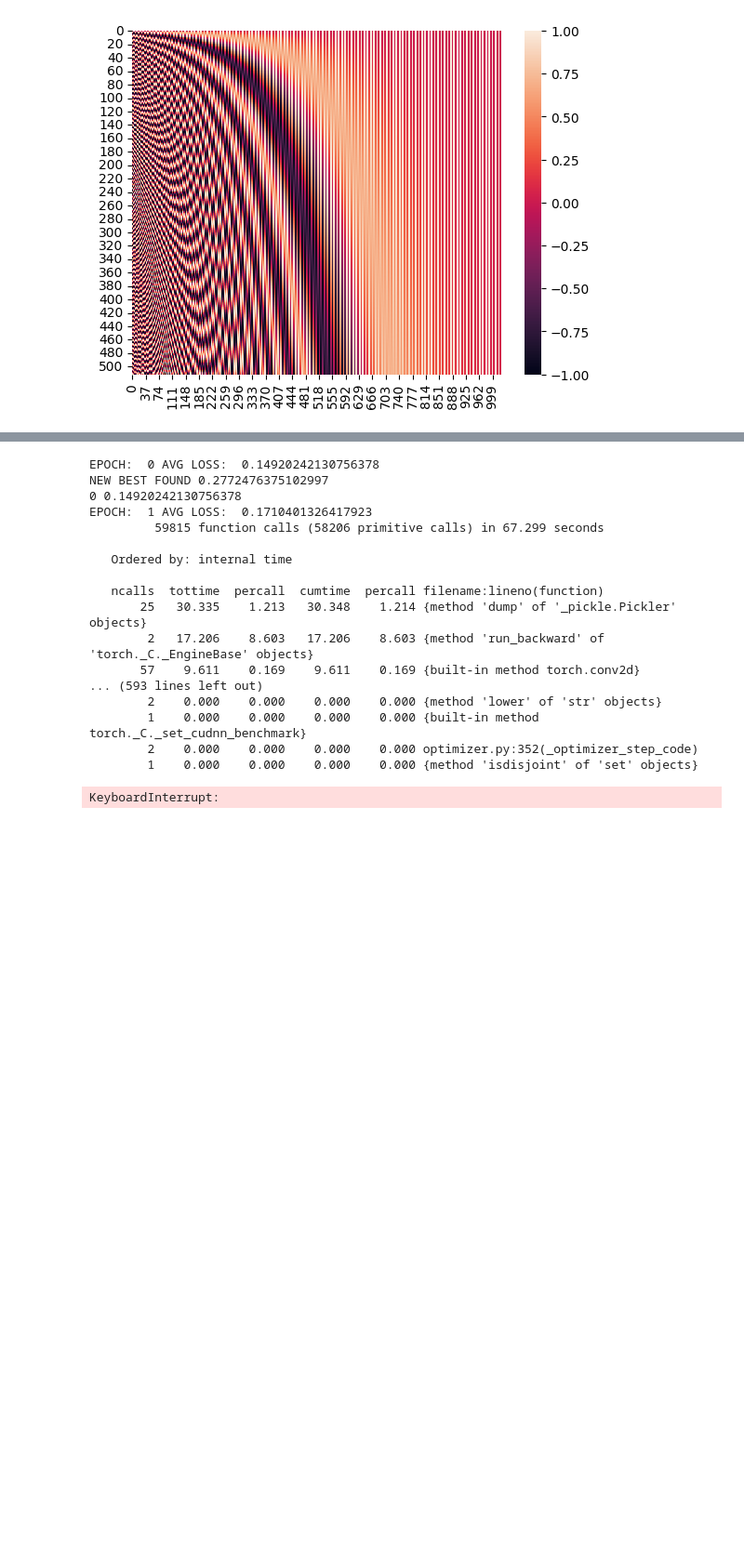
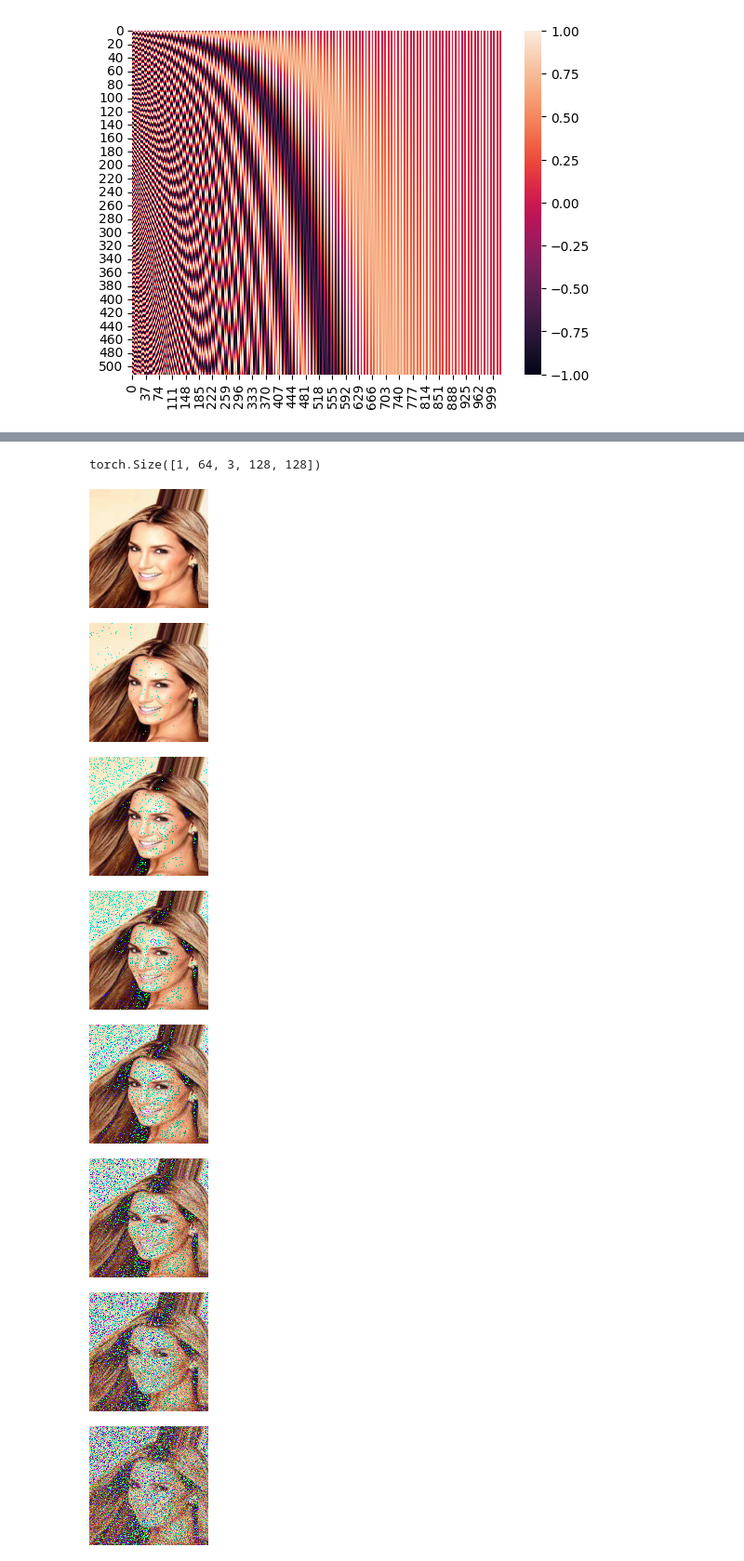
Before and after one commit to JacksonMHoke/diffusion_project, a Jupyter notebook: playground.ipynb, the cells around one changed output, grey strips where cells are left out. Shown at 93% size. Cells and saved outputs as stored; diff of their text form; code cells hidden in the pictures; blank space fills up the shorter version.

```diff
--- a/playground.ipynb
+++ b/playground.ipynb
@@ -460,6 +460,7 @@ def random_time_steps(num_time_steps, min=0, max=256):
     return torch.round((max-min)*torch.rand(num_time_steps)+min).int()
 # %%
 from torch.distributions.normal import Normal
+import torch.profiler as profiler
 
 class DownTimeBlock(nn.Module):
     def __init__(self, in_channels, num_filters, t_size=None):
@@ -533,20 +534,21 @@ class DiffusionModel(nn.Module):
         data_itr=iter(dataloader)
         for i in range(num_batches):
             # print('BATCH ', i)
+            # Forward pass
             timesteps=torch.arange(num_timesteps).int().to(self.device)                                                 # calc timesteps for batch
             batchInput=next(data_itr)[0].to(self.device)                                                                # fetch batch data
             output, truth=self.batch(batchInput, timesteps)                                                             # calc predictions
+            loss = loss_fn(output, truth)
 
-            loss=loss_fn(output, truth)
-
-            # calc gradient
+            # Backward pass
             optimizer.zero_grad()
             loss.backward()
-            torch.cuda.synchronize()
+            torch.cuda.synchronize()  # Ensure all CUDA operations are complete
 
-            # update weights
+            # Update weights
             optimizer.step()
             running_loss+=loss.item()
+            # print(prof.key_averages().table(sort_by='cuda_time_total'))
         return running_loss/num_batches
 
     def train_diffusion(self, data, loss_fn, optimizer, epochs, batch_size, batches_per_epoch, num_timesteps=10):
@@ -577,10 +579,10 @@ class DiffusionModel(nn.Module):
                 v_loss=loss_fn(v_output, v_y)
 
             # save model if it performs better on validation set than previous best
-            # if v_loss.item()<best_v_loss:
-            #     best_v_loss=v_loss.item()
-            #     torch.save(model.state_dict(), "diffusion.pt")
-            #     print("NEW BEST FOUND", best_v_loss)
+            if v_loss.item()<best_v_loss:
+                best_v_loss=v_loss.item()
+                torch.save(model.state_dict(), "diffusion.pt")
+                print("NEW BEST FOUND", best_v_loss)
             print(epoch, avg_loss)
 
     def to_device(self, device):                                                                                    # moves model to device
@@ -626,13 +628,14 @@ model=DiffusionModel(
     in_channels=3,
     out_channels=3,
     num_filters=64,
-    num_timesteps=128,
+    num_timesteps=64,
     starting_var=0.0002,
-    ending_var=0.03
+    ending_var=0.04
 )
 # %%
 import cProfile
 model.to_device("cuda")
-cProfile.run("model.train_diffusion(data=celebs, loss_fn=nn.MSELoss(), optimizer=torch.optim.Adam(model.parameters()), epochs=5, batch_size=1, batches_per_epoch=1, num_timesteps=64)", sort="tottime")
+# cProfile.run("model.train_diffusion(data=celebs, loss_fn=nn.MSELoss(), optimizer=torch.optim.Adam(model.parameters()), epochs=5, batch_size=1, batches_per_epoch=1, num_timesteps=64)", sort="tottime")
+model.train_diffusion(data=celebs, loss_fn=nn.MSELoss(), optimizer=torch.optim.Adam(model.parameters()), epochs=100, batch_size=1, batches_per_epoch=20, num_timesteps=64)
 # %% [output]
 WARMUP COMPLETE
@@ -678,22 +658,14 @@ EPOCH:  4 AVG LOSS:  0.19751082360744476
-# %%
-model.to_device("cpu")
-cProfile.run("model.train_diffusion(data=celebs, loss_fn=nn.MSELoss(), optimizer=torch.optim.Adam(model.parameters()), epochs=5, batch_size=1, batches_per_epoch=1, num_timesteps=64)", sort="tottime")
-# %% [output]
-EPOCH:  0 AVG LOSS:  0.14920242130756378
-NEW BEST FOUND 0.2772476375102997
-0 0.14920242130756378
-EPOCH:  1 AVG LOSS:  0.1710401326417923
-         59815 function calls (58206 primitive calls) in 67.299 seconds
-
-   Ordered by: internal time
-
-   ncalls  tottime  percall  cumtime  percall filename:lineno(function)
-       25   30.335    1.213   30.348    1.214 {method 'dump' of '_pickle.Pickler' objects}
-        2   17.206    8.603   17.206    8.603 {method 'run_backward' of 'torch._C._EngineBase' objects}
-       57    9.611    0.169    9.611    0.169 {built-in method torch.conv2d}
-... (593 lines left out)
-        2    0.000    0.000    0.000    0.000 {method 'lower' of 'str' objects}
-        1    0.000    0.000    0.000    0.000 {built-in method torch._C._set_cudnn_benchmark}
-        2    0.000    0.000    0.000    0.000 optimizer.py:352(_optimizer_step_code)
-        1    0.000    0.000    0.000    0.000 {method 'isdisjoint' of 'set' objects}
-KeyboardInterrupt:
+# %%
+imgs=model.bulk_timesteps_to_noise(celebs[0][0][None, :, :, :], torch.arange(64))
+print(imgs.shape)
+display(*[tensorToImage(im) for i, im in enumerate(imgs[0]) if i%5==0])
+# %% [output]
+torch.Size([1, 64, 3, 128, 128])
+[figure, added]
+[figure, added]
+[figure, added]
+[figure, added]
+[figure, added]
+[figure, added]
+[figure, added]
+[figure, added]
```
Also changed, not shown: parts of 7 cells of this notebook, 1 other file.
